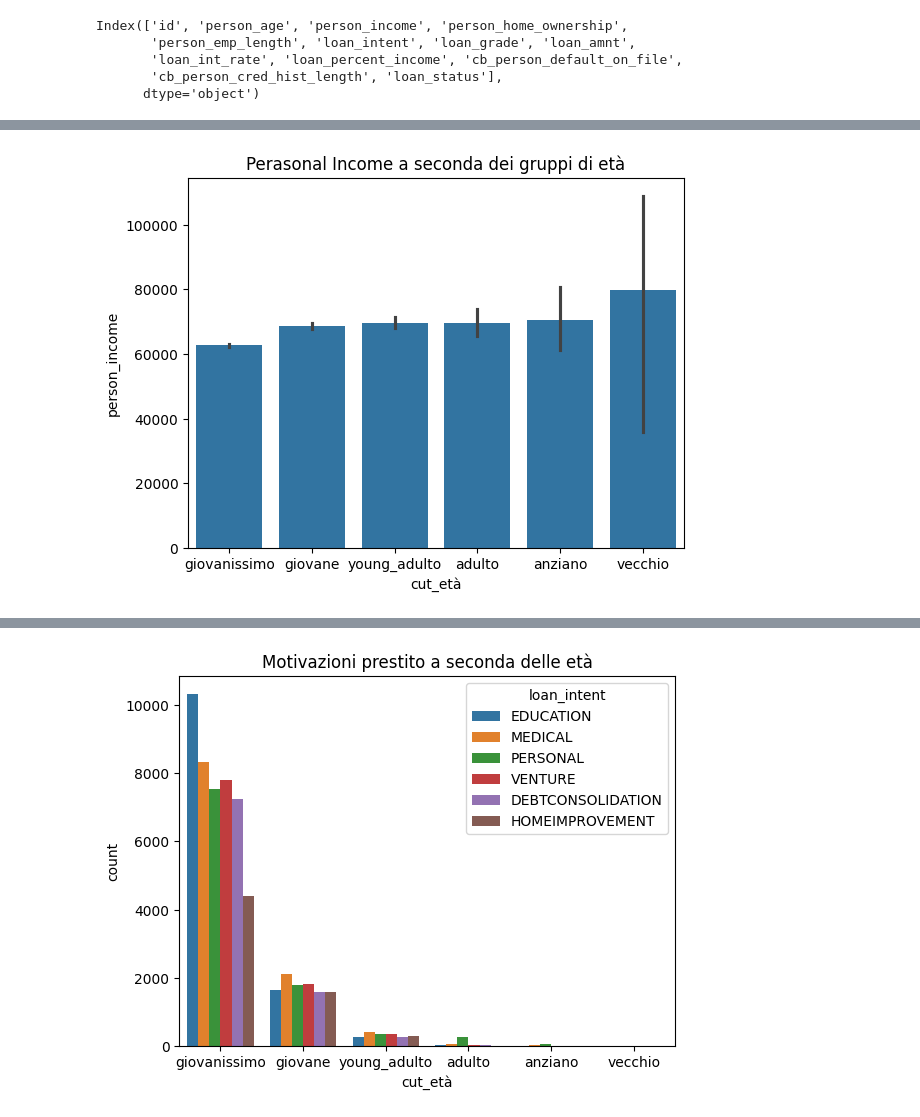
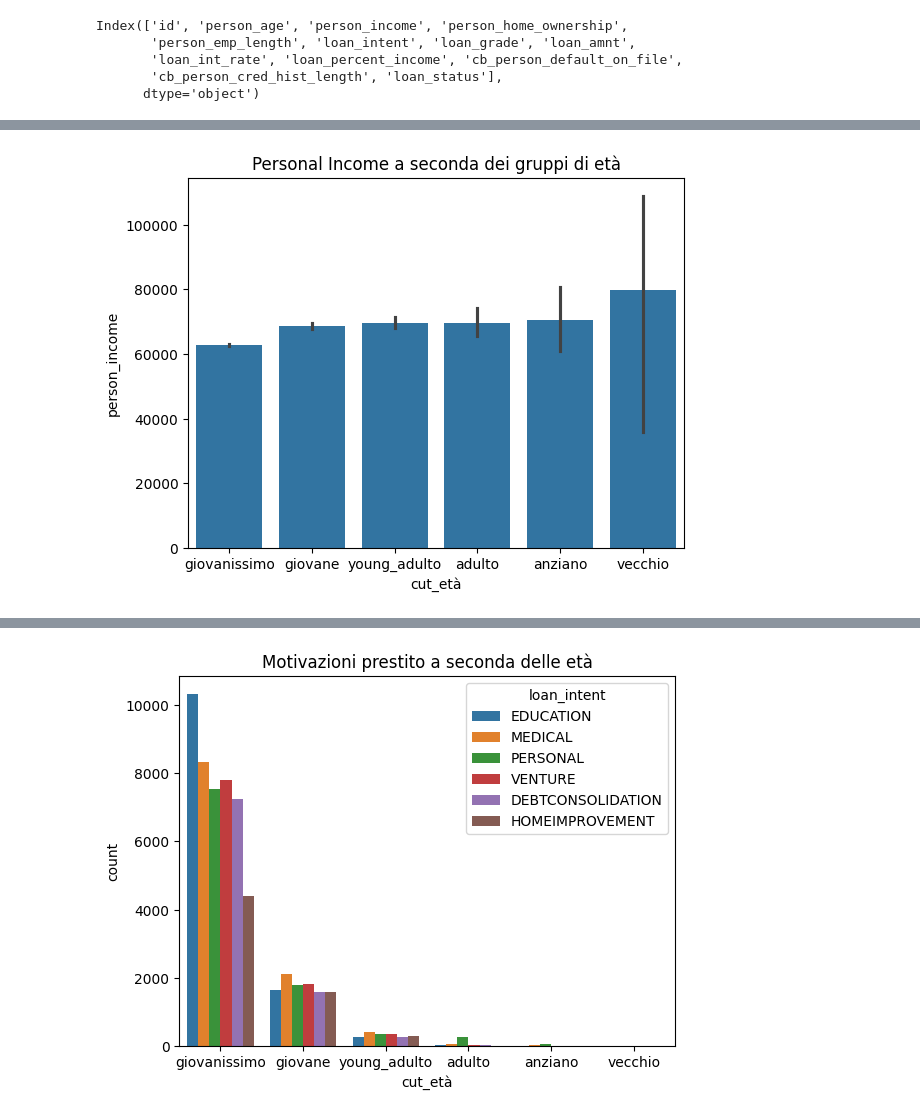
Before and after one commit to AlessioGFerraioli/EsGruppoLoanData, a Jupyter notebook: analisi_dati_stefano.ipynb, the cells around one changed output, grey strips where cells are left out. Drawn from its saved outputs; the diff is of its cells as text; code cells hidden in the pictures.

```diff
--- a/analisi_dati_stefano.ipynb
+++ b/analisi_dati_stefano.ipynb
@@ -309,6 +315,6 @@ df['cut_età'] = pd.cut(df['person_age'], bins=[20, 30, 40, 50, 60, 80, 125], la
 # %%
 sns.barplot(data=df, x='cut_età', y='person_income')
-plt.title('Perasonal Income a seconda dei gruppi di età')
+plt.title('Personal Income a seconda dei gruppi di età')
 plt.show()
 # %% [output]
-[figure, old version]
+[figure, new version]
```
Also changed, not shown: parts of 3 cells of this notebook.
